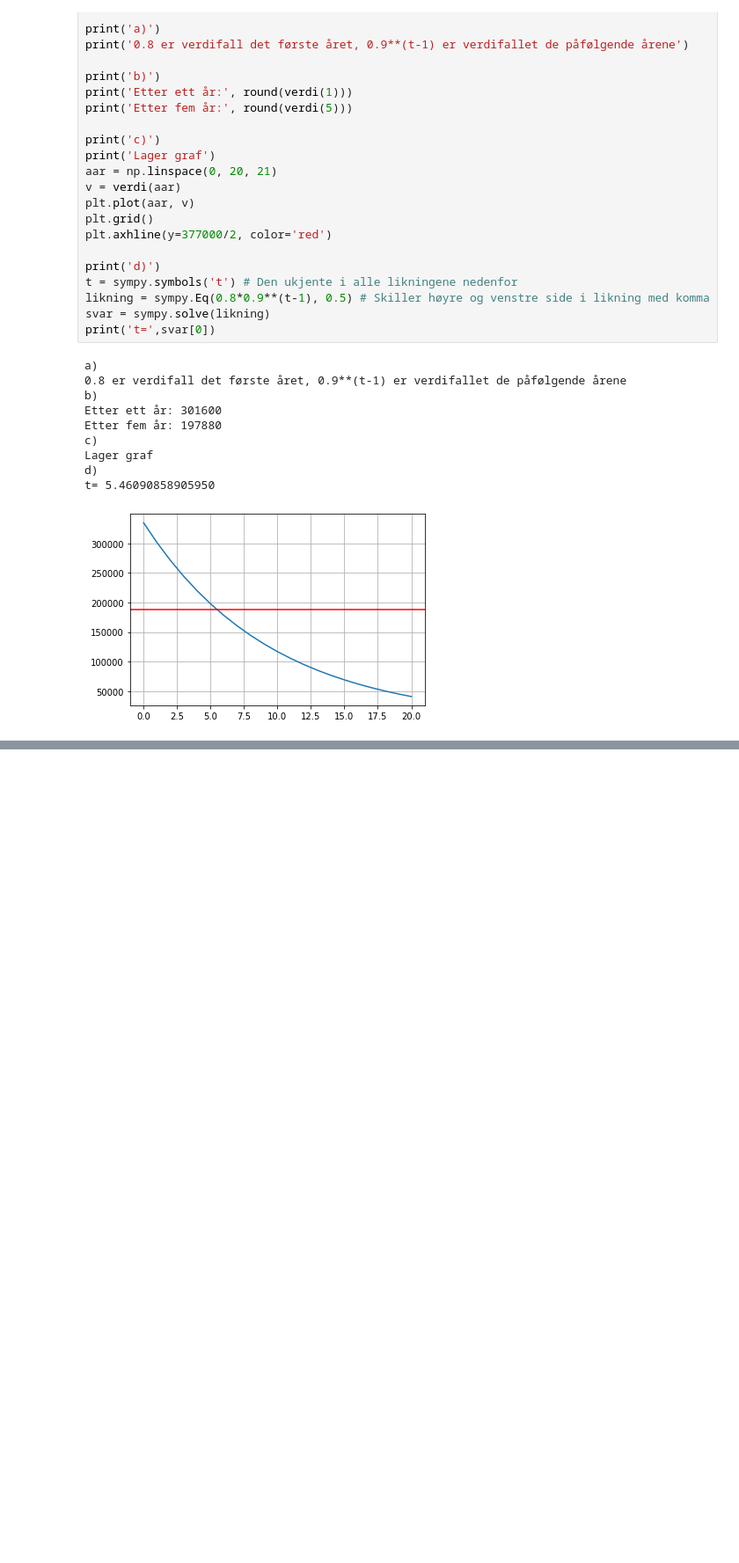
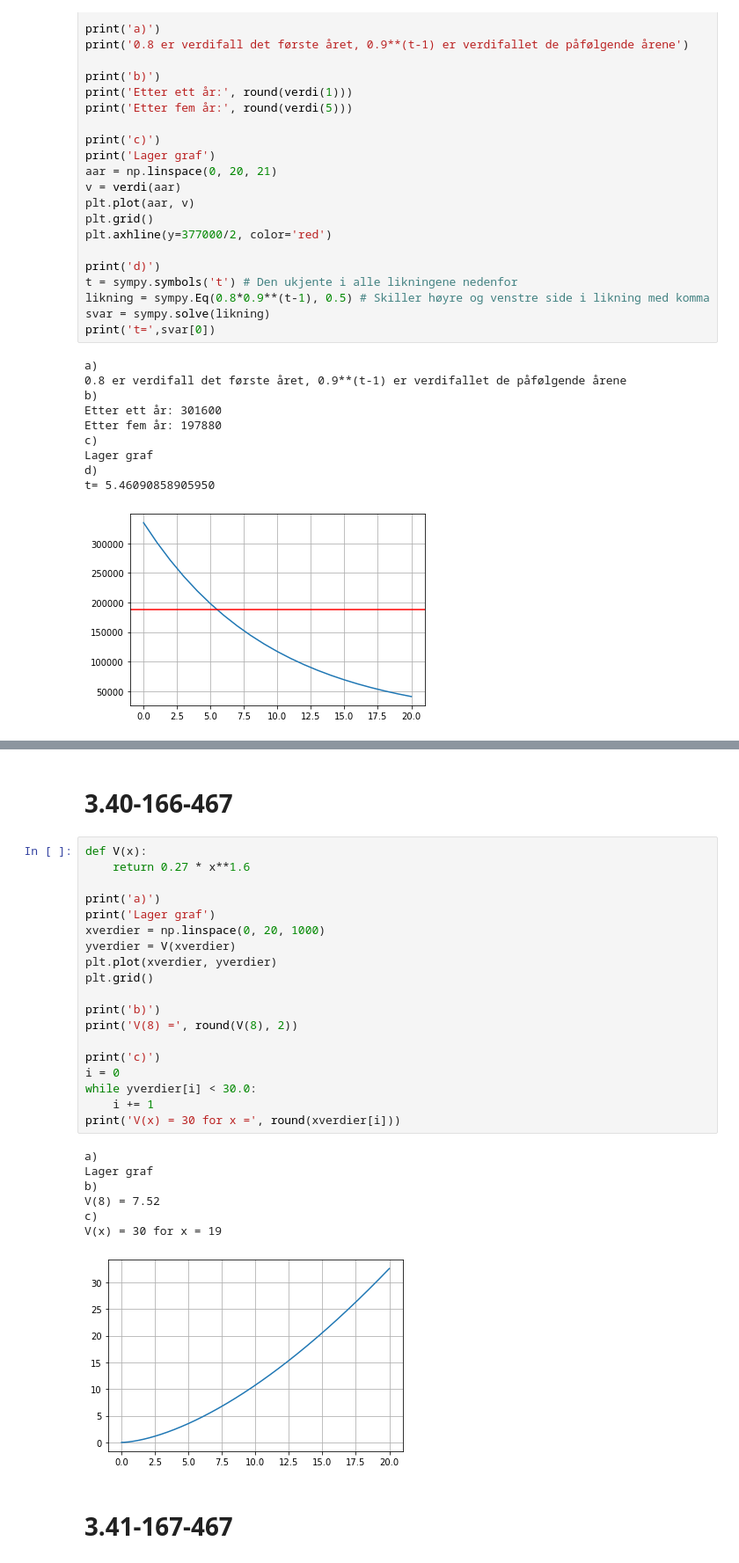
Before and after one commit to bitjungle/1T-Monster, a Jupyter notebook: kapittel-03.ipynb, the cells around one changed output, grey strips where cells are left out. Shown at 88% size. Drawn from its saved outputs; the diff is of its cells as text; blank space fills up the shorter version.

```diff
--- a/kapittel-03.ipynb
+++ b/kapittel-03.ipynb
@@ -1116,0 +1199,31 @@ t= 5.46090858905950
+# %% [markdown]
+# 3.40-166-467
+# %%
+def V(x):
+    return 0.27 * x**1.6
+
+print('a)')
+print('Lager graf')
+xverdier = np.linspace(0, 20, 1000)
+yverdier = V(xverdier)
+plt.plot(xverdier, yverdier)
+plt.grid()
+
+print('b)')
+print('V(8) =', round(V(8), 2))
+
+print('c)')
+i = 0
+while yverdier[i] < 30.0:
+    i += 1
+print('V(x) = 30 for x =', round(xverdier[i]))
+# %% [output]
+a)
+Lager graf
+b)
+V(8) = 7.52
+c)
+V(x) = 30 for x = 19
+[figure, added]
+# %% [markdown]
+# 3.41-167-467
```
Also changed, not shown: parts of 13 cells of this notebook.
